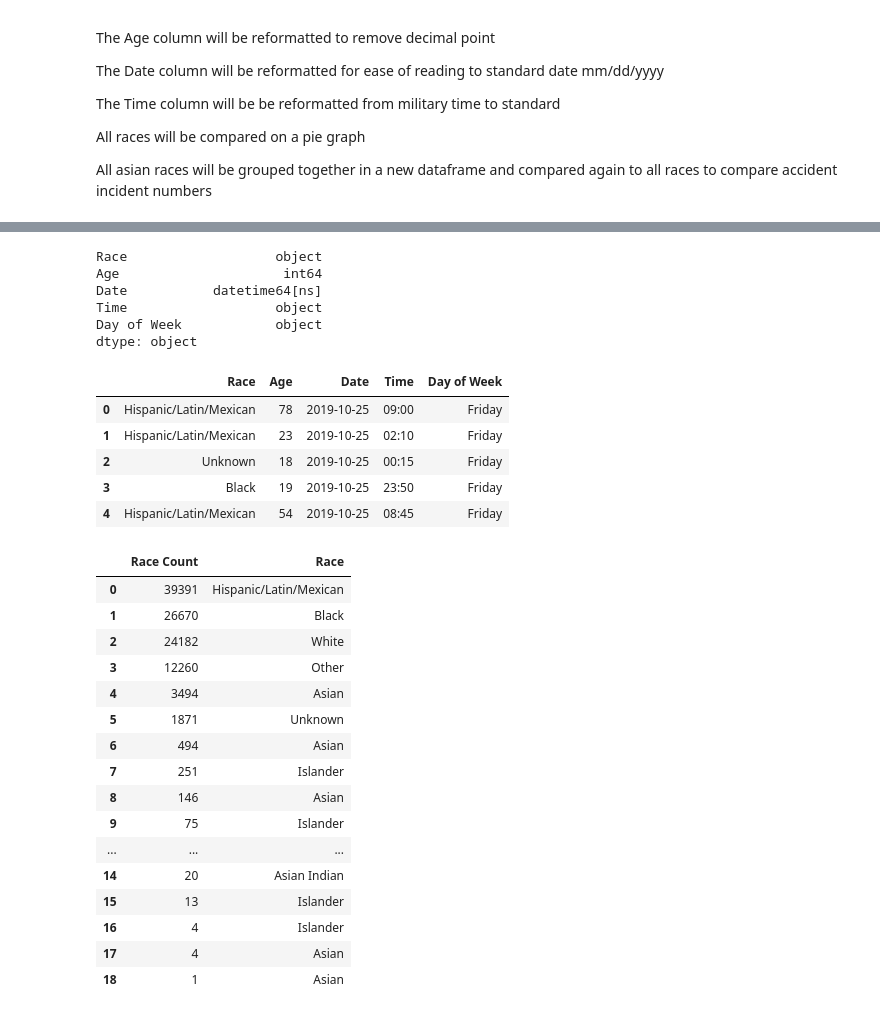
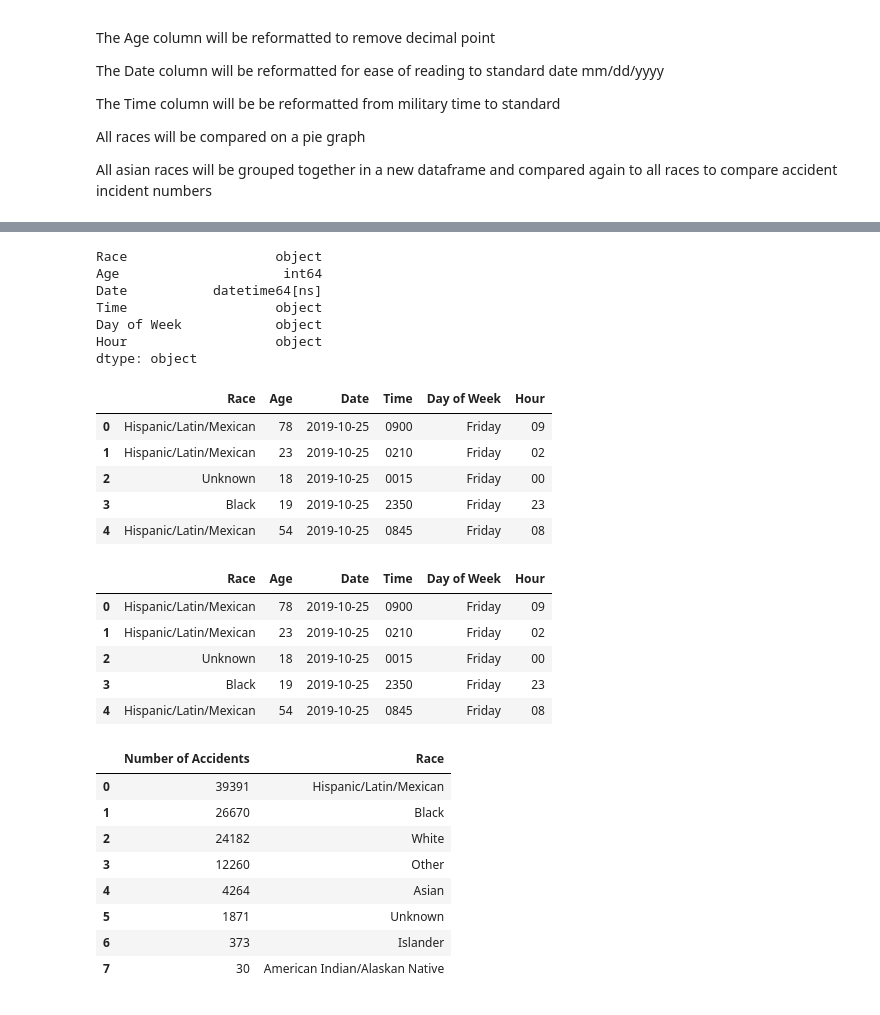
Before and after one commit to Armayni/ProjectOne, a Jupyter notebook: Nicole-TrendAnalysis_motorVehicleAccidents.ipynb, the cells around one changed output, grey strips where cells are left out. Cells and saved outputs as stored; diff of their text form; code cells hidden in the pictures.

```diff
--- a/Nicole-TrendAnalysis_motorVehicleAccidents.ipynb
+++ b/Nicole-TrendAnalysis_motorVehicleAccidents.ipynb
@@ -69,7 +60,7 @@ accident_df.loc[:,"Date Occurred"] = accident_df["Date Occurred"].astype("dateti
 accident_df['Day of Week'] = accident_df['Date Occurred'].dt.weekday_name
 
 # format time column
-accident_df['Time Occurred'] = accident_df['Time Occurred'].str[:2] + ":" + accident_df['Time Occurred'].str[-2:]
-
+# accident_df['Time Occurred'] = accident_df['Time Occurred'].str[:2] + ":" + accident_df['Time Occurred'].str[-2:]
+accident_df['Hour'] = accident_df['Time Occurred'].str[:2]
 accident_df.head()
 # %% [output]
@@ -82,4 +73,4 @@ accident_df.head()
 # %%
-accident_df.columns = ["Race", "Age", "Date", "Time", "Day of Week"]
+accident_df.columns = ["Race", "Age", "Date", "Time", "Day of Week", "Hour"]
 accident_df.head()
 # %% [output]
@@ -97,6 +88,7 @@ Age                     int64
 Date           datetime64[ns]
 Time                   object
 Day of Week            object
+Hour                   object
 dtype: object
 # %%
 # create a dictionary and map it to the race column
@@ -110,40 +102,42 @@ race_type = {'A':'Other Asian', 'B':'Black', 'C':'Chinese', 'D':'Cambodian',
 accident_df["Race"]= accident_df["Race"].map(race_type)
 accident_df.head()
 # %% [output]
-|  | Race | Age | Date | Time | Day of Week |
-| 0 | Hispanic/Latin/Mexican | 78 | 2019-10-25 | 09:00 | Friday |
-| 1 | Hispanic/Latin/Mexican | 23 | 2019-10-25 | 02:10 | Friday |
-| 2 | Unknown | 18 | 2019-10-25 | 00:15 | Friday |
-| 3 | Black | 19 | 2019-10-25 | 23:50 | Friday |
-| 4 | Hispanic/Latin/Mexican | 54 | 2019-10-25 | 08:45 | Friday |
+|  | Race | Age | Date | Time | Day of Week | Hour |
+| 0 | Hispanic/Latin/Mexican | 78 | 2019-10-25 | 0900 | Friday | 09 |
+| 1 | Hispanic/Latin/Mexican | 23 | 2019-10-25 | 0210 | Friday | 02 |
+| 2 | Unknown | 18 | 2019-10-25 | 0015 | Friday | 00 |
+| 3 | Black | 19 | 2019-10-25 | 2350 | Friday | 23 |
+| 4 | Hispanic/Latin/Mexican | 54 | 2019-10-25 | 0845 | Friday | 08 |
+# %%
+accident_df["Race"] = accident_df["Race"].replace({"Other Asian":"Asian", "Korean":"Asian", "Chinese":"Asian", "Japanese":"Asian",
+                                          "Vietnamese":"Asian", "Cambodian":"Asian", "Laotian":"Asian", "Filipino":"Islander",
+                                          "Hawaiian":"Islander", "Pacific Islander":"Islander", "Guamanian":"Islander",
+                                          "Samoan":"Islander", "Asian Indian":"Asian"})
+
+accident_df.head()
+# %% [output]
+|  | Race | Age | Date | Time | Day of Week | Hour |
+| 0 | Hispanic/Latin/Mexican | 78 | 2019-10-25 | 0900 | Friday | 09 |
+| 1 | Hispanic/Latin/Mexican | 23 | 2019-10-25 | 0210 | Friday | 02 |
+| 2 | Unknown | 18 | 2019-10-25 | 0015 | Friday | 00 |
+| 3 | Black | 19 | 2019-10-25 | 2350 | Friday | 23 |
+| 4 | Hispanic/Latin/Mexican | 54 | 2019-10-25 | 0845 | Friday | 08 |
 # %%
 race_list= accident_df["Race"].value_counts().index.tolist()
 race_counts=accident_df["Race"].value_counts()
 race_df = pd.DataFrame(race_counts, race_list)
-race_df.columns = ["Race Count"]
+race_df.columns = ["Number of Accidents"]
 race_df["Race"] = race_df.index
 race_df.reset_index(drop=True, inplace=True)
-race_df["Race"] = race_df["Race"].replace({"Other Asian":"Asian", "Korean":"Asian", "Chinese":"Asian", "Japanese":"Asian",
-                                          "Vietnamese":"Asian", "Cambodian":"Asian", "Laotian":"Asian", "Filipino":"Islander",
-                                          "Hawaiian":"Islander", "Pacific Islander":"Islander", "Guamanian":"Islander",
-                                          "Samoan":"Islander"})
-#regroup these
+
 race_df
 # %% [output]
-|  | Race Count | Race |
+|  | Number of Accidents | Race |
 | 0 | 39391 | Hispanic/Latin/Mexican |
 | 1 | 26670 | Black |
 | 2 | 24182 | White |
 | 3 | 12260 | Other |
-| 4 | 3494 | Asian |
+| 4 | 4264 | Asian |
 | 5 | 1871 | Unknown |
-| 6 | 494 | Asian |
-| 7 | 251 | Islander |
-| 8 | 146 | Asian |
-| 9 | 75 | Islander |
-| ... | ... | ... |
-| 14 | 20 | Asian Indian |
-| 15 | 13 | Islander |
-| 16 | 4 | Islander |
-| 17 | 4 | Asian |
-| 18 | 1 | Asian |
+| 6 | 373 | Islander |
+| 7 | 30 | American Indian/Alaskan Native |
```
Also changed, not shown: parts of 15 cells of this notebook, 6 other files.
